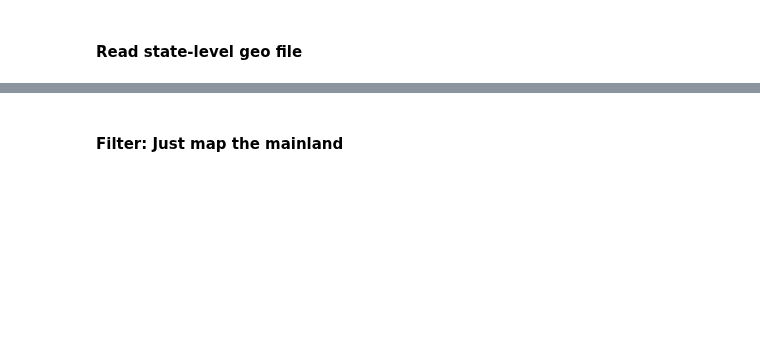
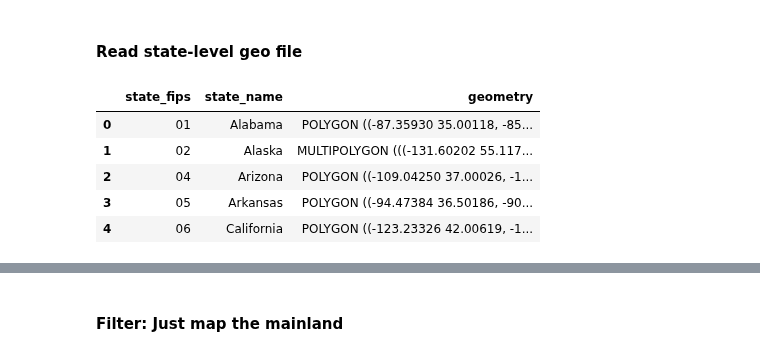
Before and after one commit to stiles/usc, a Jupyter notebook: students/gllevy/14-state-crime-map-DEMO.ipynb, the cells around one changed output, grey strips where cells are left out. Saved outputs shown, nothing was run; the diff lists cells and outputs as text; code cells hidden in the pictures; blank space fills up the shorter version.

```diff
--- a/students/gllevy/14-state-crime-map-DEMO.ipynb
+++ b/students/gllevy/14-state-crime-map-DEMO.ipynb
@@ -23,0 +52,9 @@ pd.options.display.max_rows = 1000
+# %%
+states_gdf.head()
+# %% [output]
+|  | state_fips | state_name | geometry |
+| 0 | 01 | Alabama | POLYGON ((-87.35930 35.00118, -85... |
+| 1 | 02 | Alaska | MULTIPOLYGON (((-131.60202 55.117... |
+| 2 | 04 | Arizona | POLYGON ((-109.04250 37.00026, -1... |
+| 3 | 05 | Arkansas | POLYGON ((-94.47384 36.50186, -90... |
+| 4 | 06 | California | POLYGON ((-123.23326 42.00619, -1... |
```
Also changed, not shown: parts of 10 cells of this notebook, 2 other files.
